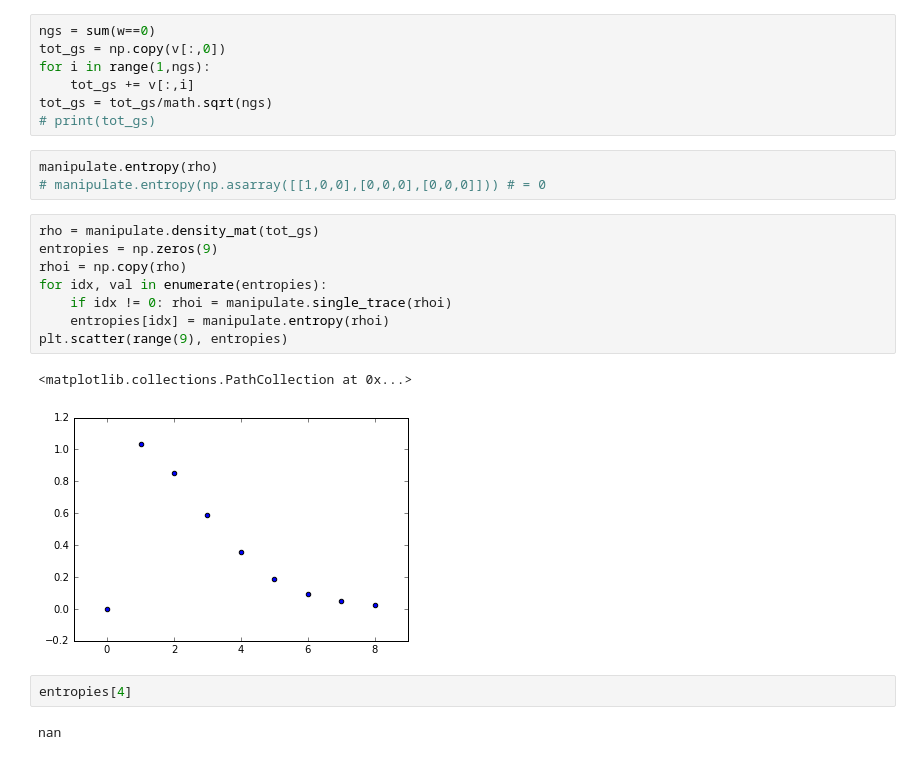
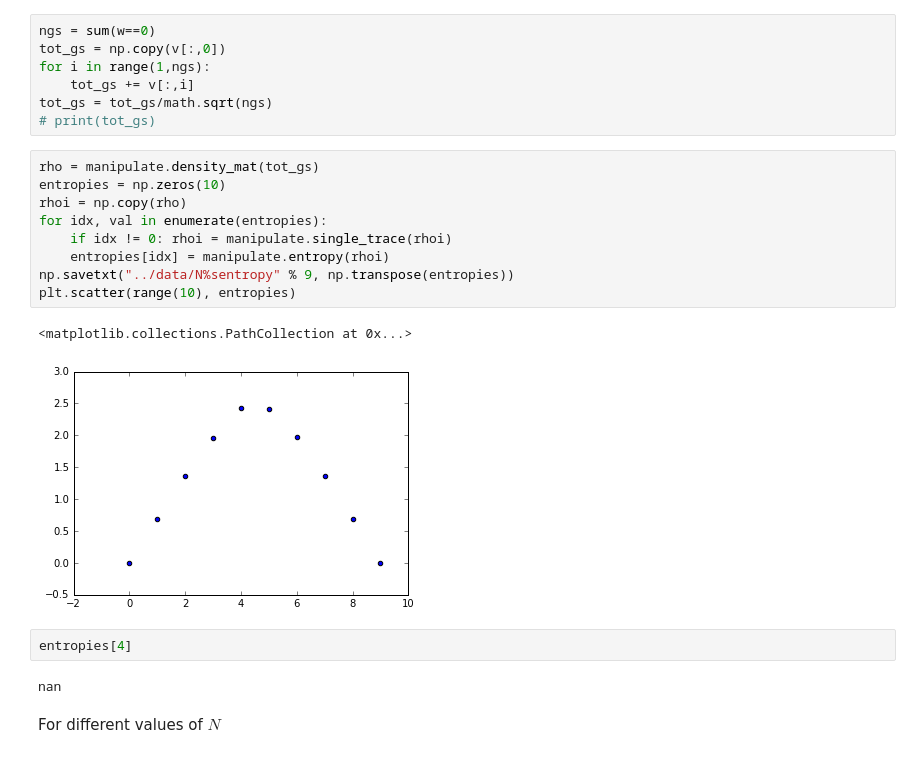
Before and after one commit to cnstahl/JP2, a Jupyter notebook: python/Ground State Entropy.ipynb, the cells around one changed output. Cells and saved outputs as stored; diff of their text form.

```diff
--- a/python/Ground State Entropy.ipynb
+++ b/python/Ground State Entropy.ipynb
@@ -29,22 +25,22 @@ for i in range(1,ngs):
     tot_gs += v[:,i]
 tot_gs = tot_gs/math.sqrt(ngs)
 # print(tot_gs)
-# %%
-manipulate.entropy(rho)
-# manipulate.entropy(np.asarray([[1,0,0],[0,0,0],[0,0,0]])) # = 0
 # %%
 rho = manipulate.density_mat(tot_gs)
-entropies = np.zeros(9)
+entropies = np.zeros(10)
 rhoi = np.copy(rho)
 for idx, val in enumerate(entropies):
     if idx != 0: rhoi = manipulate.single_trace(rhoi)
     entropies[idx] = manipulate.entropy(rhoi)
-plt.scatter(range(9), entropies)
+np.savetxt("../data/N%sentropy" % 9, np.transpose(entropies))
+plt.scatter(range(10), entropies)
 # %% [output]
 <matplotlib.collections.PathCollection at 0x...>
-[figure, old version]
+[figure, new version]
 # %%
 entropies[4]
 # %% [output]
 nan
+# %% [markdown]
+For different values of $N$
 # %%
```
Also changed, not shown: parts of 7 cells of this notebook, 43 other files.
